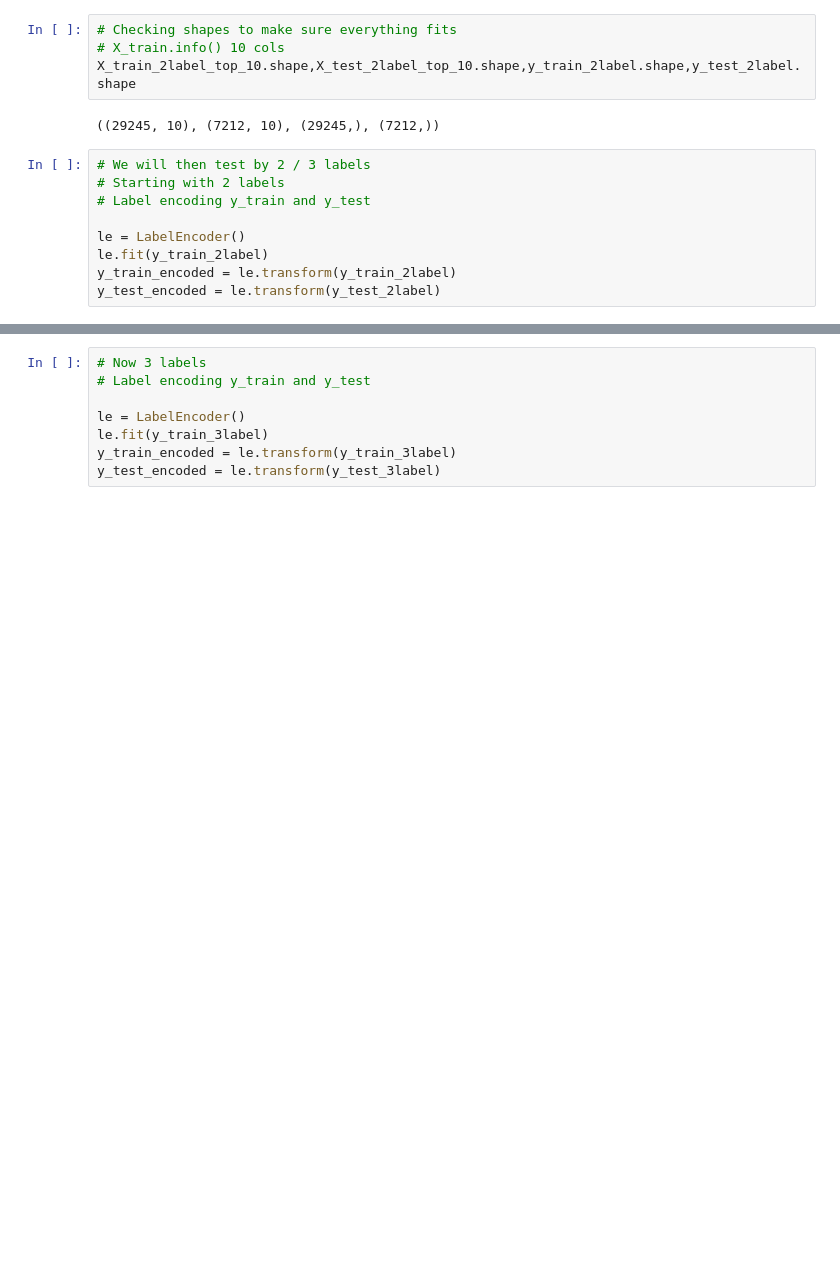
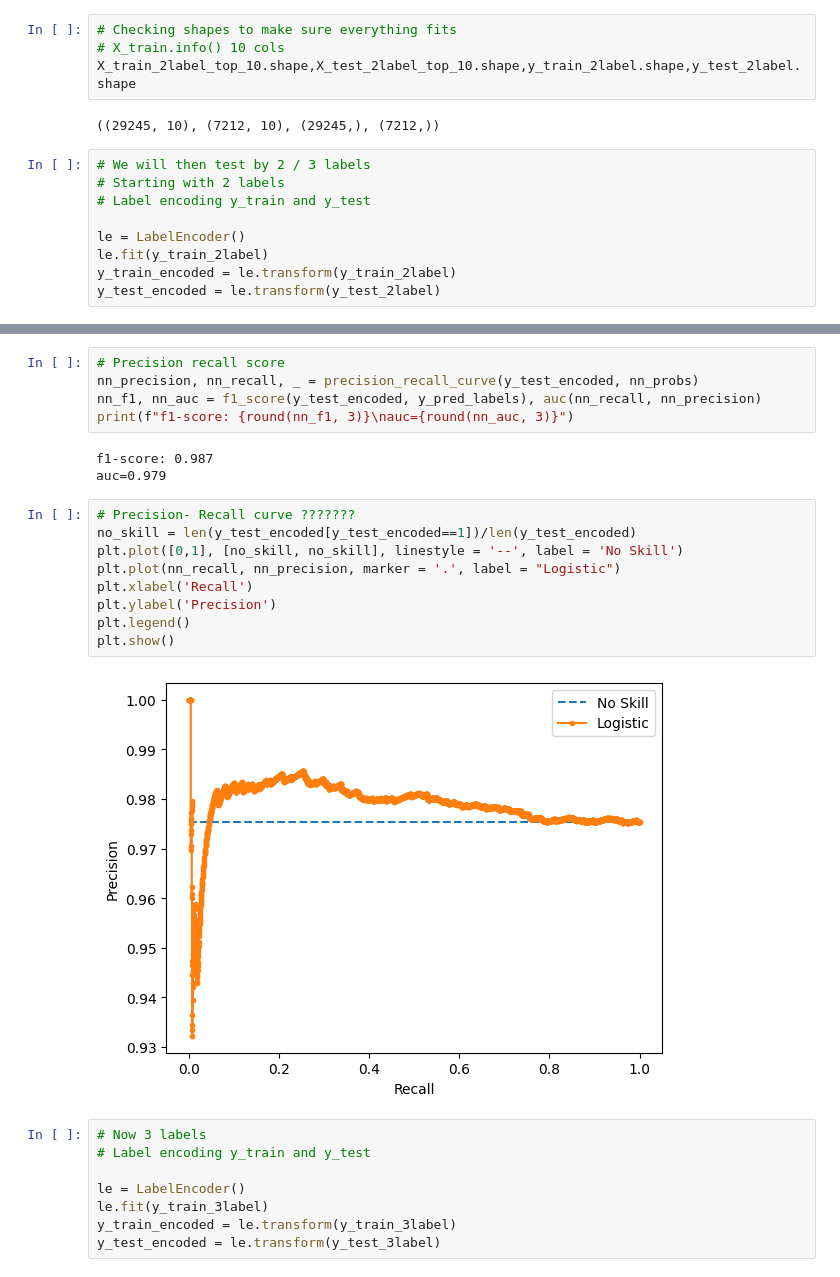
Before and after one commit to manish-cr/CS3244-credit-approval, a Jupyter notebook: code/Neural_Network_v2.ipynb, the cells around one changed output, grey strips where cells are left out. Drawn from its saved outputs; the diff is of its cells as text; blank space fills up the shorter version.

```diff
--- a/code/Neural_Network_v2.ipynb
+++ b/code/Neural_Network_v2.ipynb
@@ -112,3 +180,22 @@ print("2-label Test Accuracy: ", score_2label[1])
+# %%
+# Precision recall score
+nn_precision, nn_recall, _ = precision_recall_curve(y_test_encoded, nn_probs)
+nn_f1, nn_auc = f1_score(y_test_encoded, y_pred_labels), auc(nn_recall, nn_precision)
+print(f"f1-score: {round(nn_f1, 3)}\nauc={round(nn_auc, 3)}")
+# %% [output]
+f1-score: 0.987
+auc=0.979
+# %%
+# Precision- Recall curve ???????
+no_skill = len(y_test_encoded[y_test_encoded==1])/len(y_test_encoded)
+plt.plot([0,1], [no_skill, no_skill], linestyle = '--', label = 'No Skill')
+plt.plot(nn_recall, nn_precision, marker = '.', label = "Logistic")
+plt.xlabel('Recall')
+plt.ylabel('Precision')
+plt.legend()
+plt.show()
+# %% [output]
+[figure, added]
 # %%
 # Now 3 labels
 # Label encoding y_train and y_test
```
Also changed, not shown: parts of 23 cells of this notebook.
